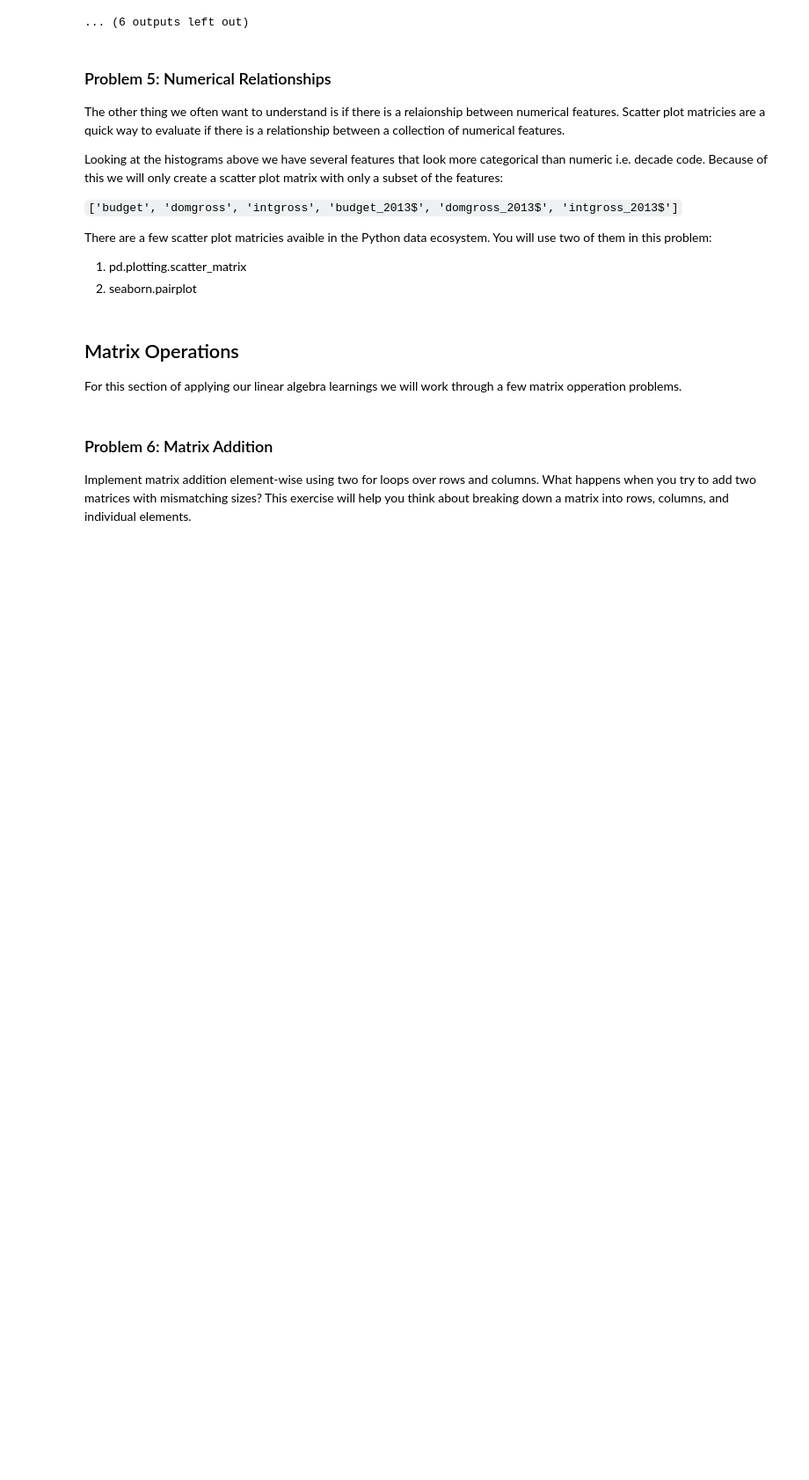
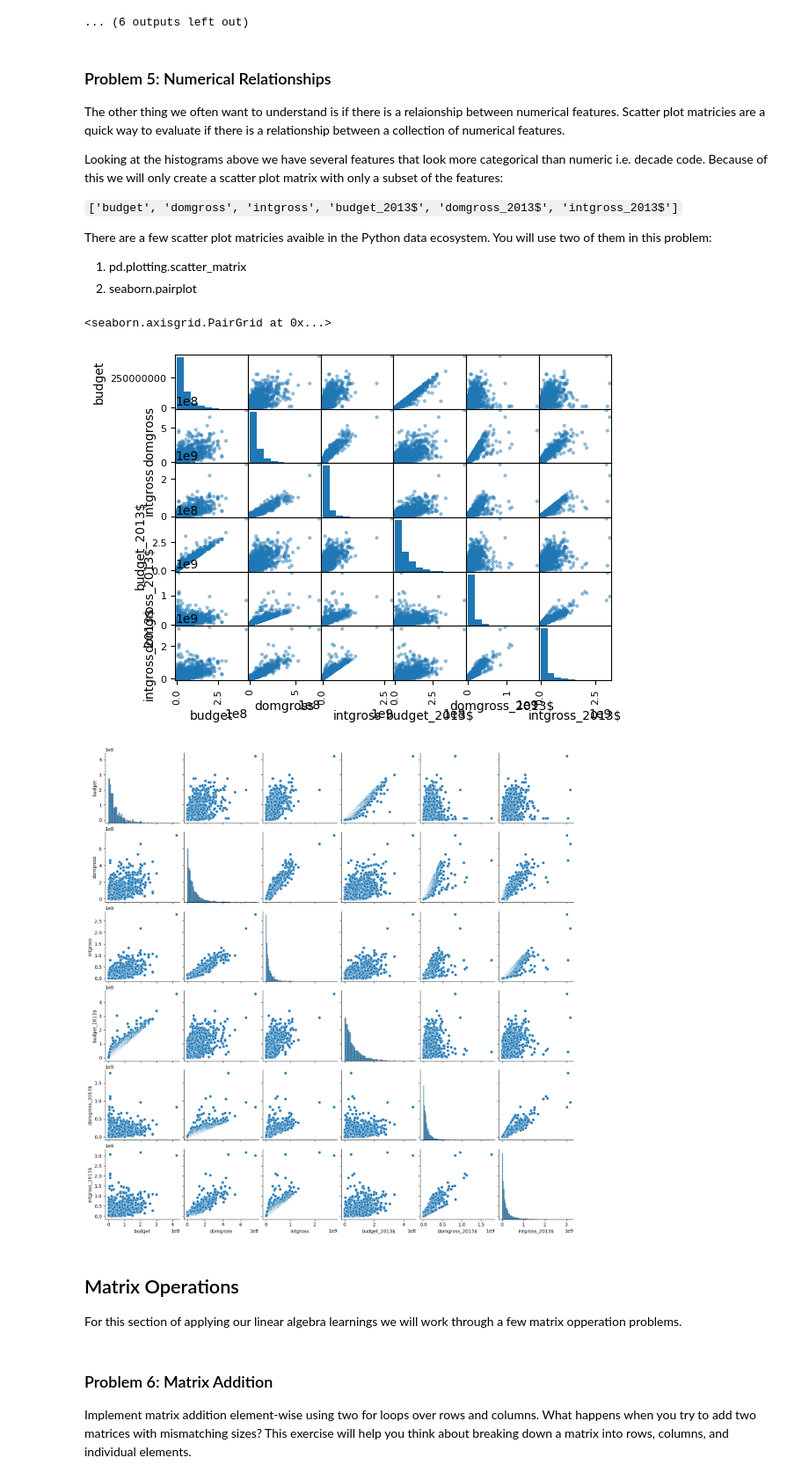
Before and after one commit to oi12bu/AD450, a Jupyter notebook: week_6_eda_matrix.ipynb, the cells around one changed output. Shown at 88% size. Saved outputs shown, nothing was run; the diff lists cells and outputs as text; code cells hidden in the pictures; blank space fills up the shorter version.

```diff
--- a/week_6_eda_matrix.ipynb
+++ b/week_6_eda_matrix.ipynb
@@ -426,3 +424,17 @@ pd.plotting.scatter_matrix()
+# %%
+list = [['budget', 'domgross', 'intgross', 'budget_2013$', 'domgross_2013$', 'intgross_2013$']]
+highlights = pd.DataFrame()
+for column in list:
+    highlights[column] = movie_df[column]
+pd.plotting.scatter_matrix(highlights)
+
+sns.pairplot(highlights)
+
+## I'm sure I'm not getting what you are looking for!
+# %% [output]
+<seaborn.axisgrid.PairGrid at 0x...>
+[figure, added]
+[figure, added]
 # %% [markdown]
 ## Matrix Operations
 
```
Also changed, not shown: parts of 1 cell of this notebook.
